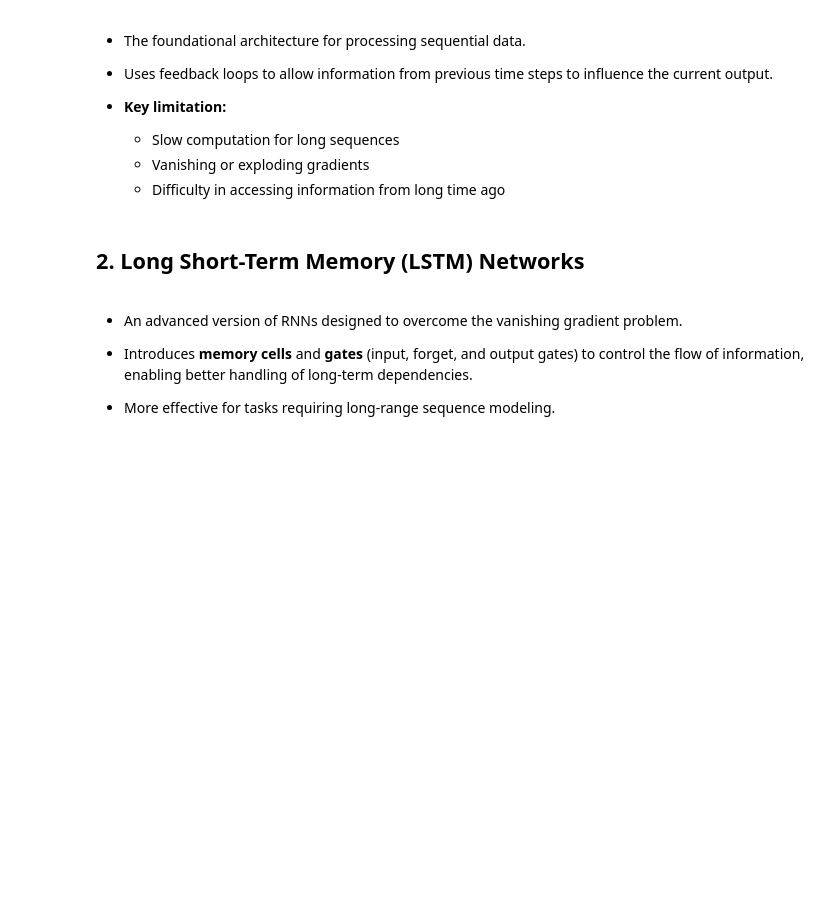
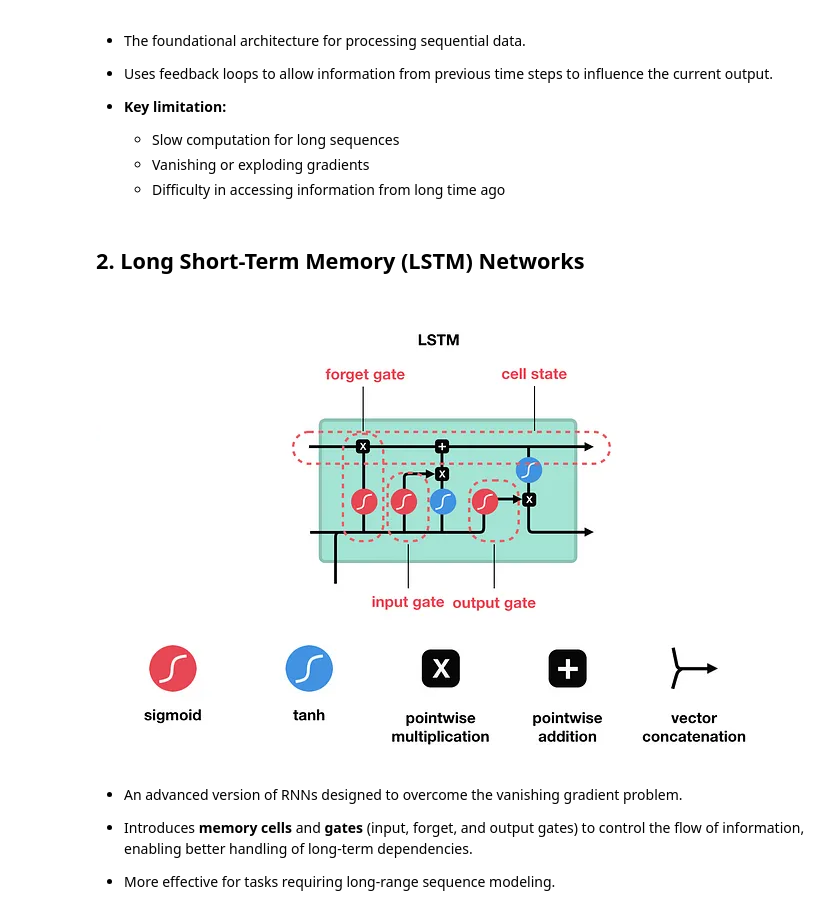
Before and after one commit to ancilcleetus/Multimodal_AI_Project_01_NeuraVisionLLM, a Jupyter notebook: notebooks/Evolution.ipynb, the cells around one changed output. Saved outputs shown, nothing was run; the diff lists cells and outputs as text; code cells hidden in the pictures; blank space fills up the shorter version.

```diff
--- a/notebooks/Evolution.ipynb
+++ b/notebooks/Evolution.ipynb
@@ -57,6 +64,13 @@ display.Image("data/images/Evolution-01.jpg")
     - Difficulty in accessing information from long time ago
 # %% [markdown]
 ## 2. Long Short-Term Memory (LSTM) Networks
+# %%
+# Long Short-Term Memory (LSTM) Networks
+
+from IPython import display
+display.Image("data/images/Evolution-03.png")
+# %% [output]
+[figure, added]
 # %% [markdown]
 - An advanced version of RNNs designed to overcome the vanishing gradient problem.
 
```
Also changed, not shown: parts of 6 cells of this notebook, 3 other files.
